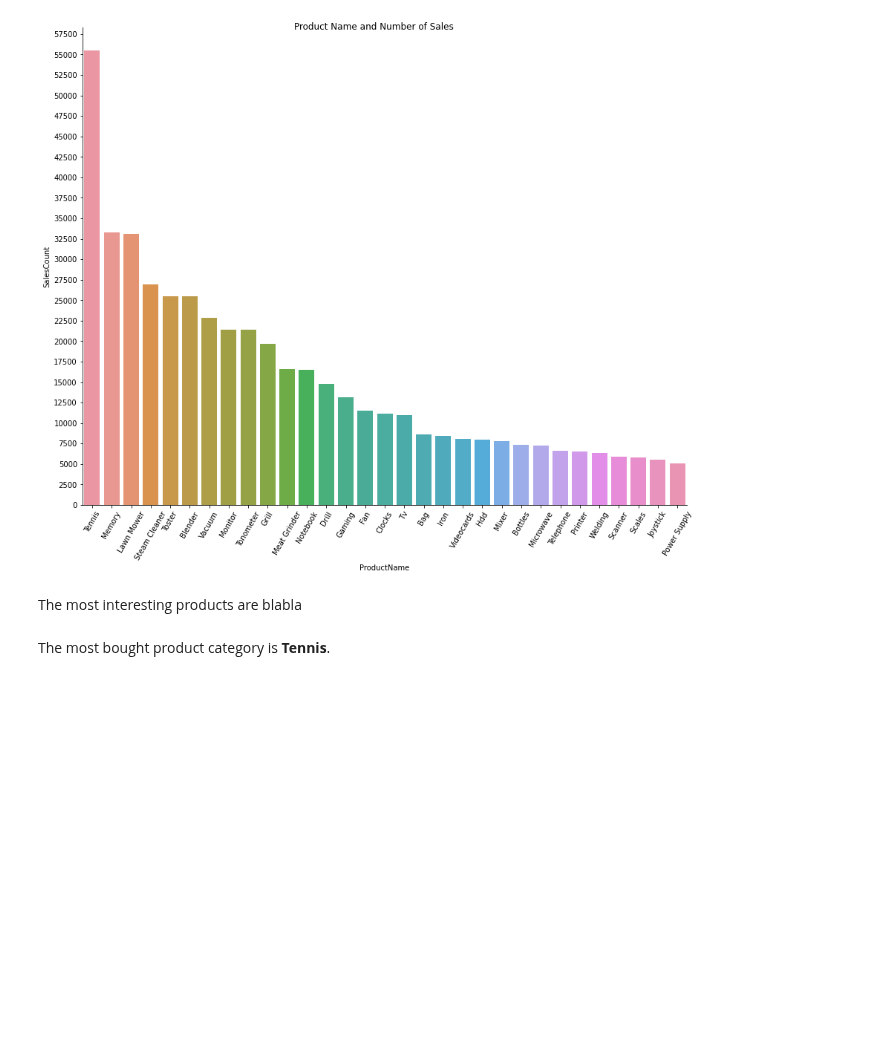
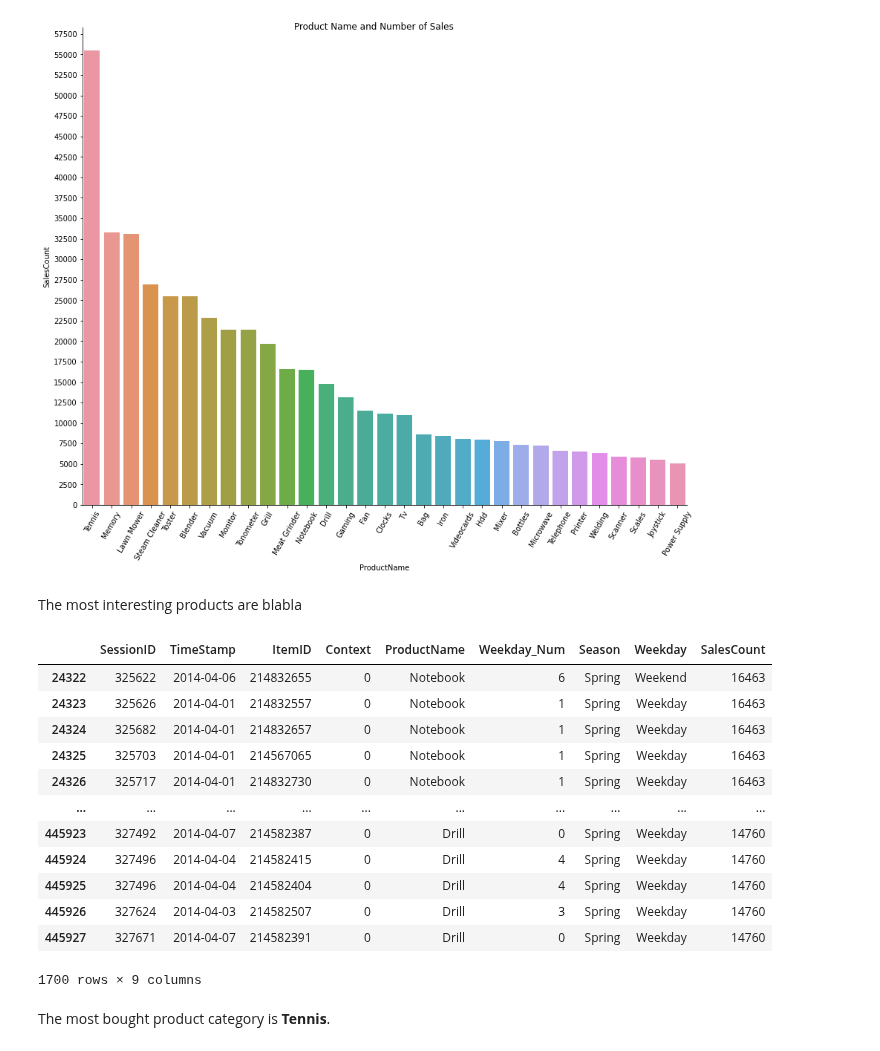
Before and after one commit to flpsantos3/PD_01, a Jupyter notebook: PD_202021_P1.ipynb, the cells around one changed output. Cells and saved outputs as stored; diff of their text form; code cells hidden in the pictures; blank space fills up the shorter version.

```diff
--- a/PD_202021_P1.ipynb
+++ b/PD_202021_P1.ipynb
@@ -353,32 +353,53 @@ The most interesting products are blabla
 # %%
 #df_m = df_m.groupby(['month', 'year']).mean()
 #df_m = quantities.unstack(level=0)
 #quantities = quantities.groupby(["ProductName","SalesCount"]).mean()
 
-#quantities = quantities[quantities.SalesCount>10000]
+quantities2 = clicks_upd.merge(quantities)
+quantities2 = quantities2[quantities2.SalesCount>10000]
+quantities2.dropna
+quantities2.drop_duplicates
+quantities2 = quantities2.groupby(['ProductName'], as_index=False)
+#quantities2_heatmap = quantities2.drop(columns=['SessionID','Context','Weekday_Num','Season','Weekday'])
+#quantities2_heatmap = quantities2_heatmap.pivot_table(index='TimeStamp', columns='ProductName')#['ItemID']
 
 #clicks_upd = clicks_upd.unstack(level=1)
 #clicks_upd = clicks_upd.groupby(["SessionID"], as_index=False)
-clicks_heatmap = clicks_upd#clicks_upd.pivot(['TimeStamp', 'ItemID','Context','Weekday_Num','Season','Weekday'])
-clicks_heatmap = clicks_heatmap.drop(columns=['TimeStamp','Context','Weekday_Num','Season','Weekday'])
+#clicks_heatmap = clicks_upd#clicks_upd.pivot(['TimeStamp', 'ItemID','Context','Weekday_Num','Season','Weekday'])
+#clicks_heatmap = clicks_heatmap.drop(columns=['SessionID','Context','Weekday_Num','Season','Weekday'])
 #clicks_heatmap.drop_duplicates(subset=['ProductName'])
-clicks_heatmap = clicks_heatmap.pivot_table(index='SessionID', columns='ProductName')#['ItemID']
-clicks_heatmap.head(20)
+#clicks_heatmap = clicks_heatmap.pivot_table(index='TimeStamp', columns='ProductName')#['ItemID']
+#clicks_heatmap.dropna()
+quantities2.tail(100)
 
-#ax, fig = plt.subplots(figsize=(100, 90))
-sns.heatmap(clicks_heatmap)
-plt.show()
+#ax, fig = plt.subplots(figsize=(25, 20))
+#sns.heatmap(clicks_heatmap)
+#plt.show()
 
 #quantities_graph = sns.catplot(x="ProductName", y="SalesCount", kind="bar", data = quantities)
 #plt.gcf().axes[0].yaxis.get_major_formatter().set_scientific(False)
 #quantities_graph.fig.suptitle('Product Name and Number of Sales')
 #for ax in quantities_graph.axes.flat:
 #    for label in ax.get_xticklabels():
 #        label.set_rotation(60)
 #quantities_graph.set(yticks=np.arange(0,60000,2500))
 #quantities_graph.fig.set_figheight(10)
 #quantities_graph.fig.set_figwidth(15)
 #quantities_graph.show()
+# %% [output]
+|  | SessionID | TimeStamp | ItemID | Context | ProductName | Weekday_Num | Season | Weekday | SalesCount |
+| 24322 | 325622 | 2014-04-06 | 214832655 | 0 | Notebook | 6 | Spring | Weekend | 16463 |
+| 24323 | 325626 | 2014-04-01 | 214832557 | 0 | Notebook | 1 | Spring | Weekday | 16463 |
+| 24324 | 325682 | 2014-04-01 | 214832657 | 0 | Notebook | 1 | Spring | Weekday | 16463 |
+| 24325 | 325703 | 2014-04-01 | 214567065 | 0 | Notebook | 1 | Spring | Weekday | 16463 |
+| 24326 | 325717 | 2014-04-01 | 214832730 | 0 | Notebook | 1 | Spring | Weekday | 16463 |
+| ... | ... | ... | ... | ... | ... | ... | ... | ... | ... |
+| 445923 | 327492 | 2014-04-07 | 214582387 | 0 | Drill | 0 | Spring | Weekday | 14760 |
+| 445924 | 327496 | 2014-04-04 | 214582415 | 0 | Drill | 4 | Spring | Weekday | 14760 |
+| 445925 | 327496 | 2014-04-04 | 214582404 | 0 | Drill | 4 | Spring | Weekday | 14760 |
+| 445926 | 327624 | 2014-04-03 | 214582507 | 0 | Drill | 3 | Spring | Weekday | 14760 |
+| 445927 | 327671 | 2014-04-07 | 214582391 | 0 | Drill | 0 | Spring | Weekday | 14760 |
+1700 rows × 9 columns
 # %% [markdown]
 The most bought product category is **Tennis**.
 # %% [markdown]
```
Also changed, not shown: parts of 1 cell of this notebook.
